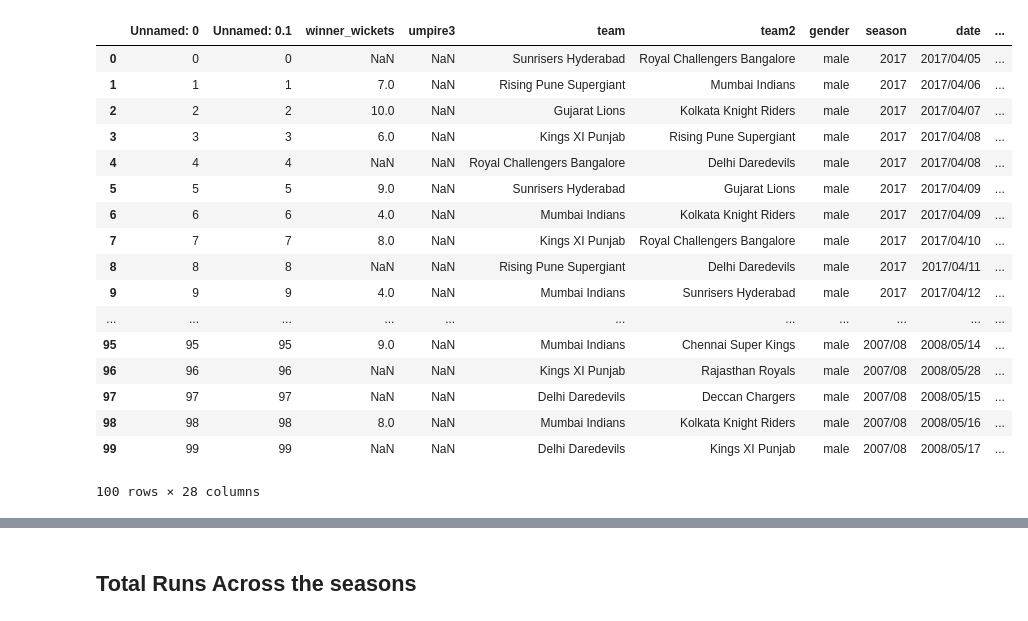
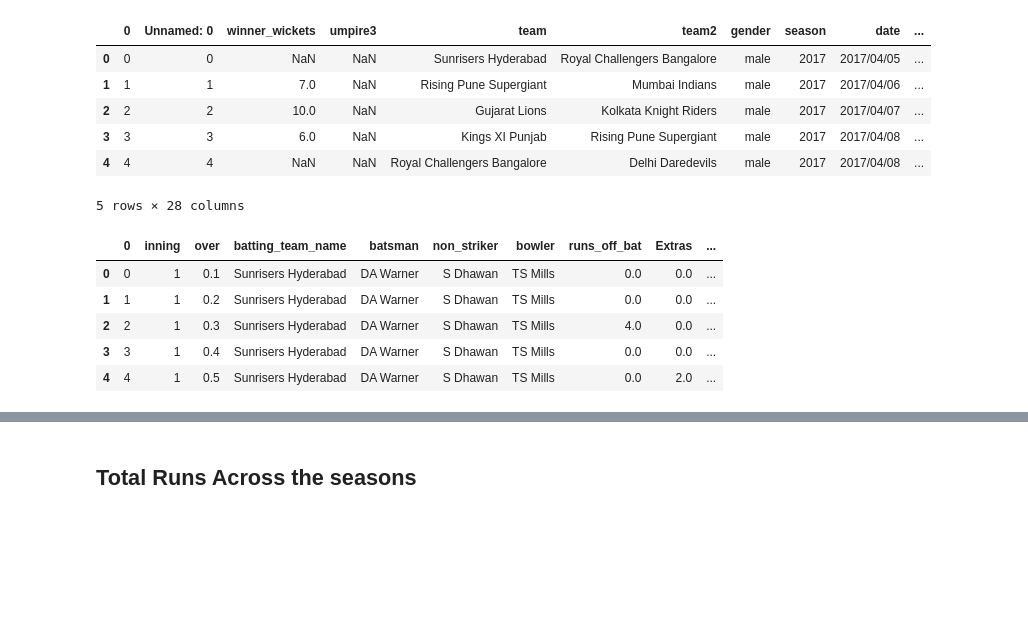
Before and after one commit to devanshb26/IPL-analytics, a Jupyter notebook: In depth analysis.ipynb, the cells around one changed output, grey strips where cells are left out. Saved outputs shown, nothing was run; the diff lists cells and outputs as text; code cells hidden in the pictures; blank space fills up the shorter version.

```diff
--- a/In depth analysis.ipynb
+++ b/In depth analysis.ipynb
@@ -9,0 +7,7 @@ innings = pd.read_csv('innings.csv')
+# %%
+#Connecting to the database named as "fananalytics"
+import pymysql
+pymysql.install_as_MySQLdb()
+# Open database connection
+db = pymysql.connect (host="localhost",port=3306,user="root",\
+                      passwd="",db="fananalytics")
@@ -10,22 +19,28 @@ innings = pd.read_csv('innings.csv')
+# %%
+#loading matches table from mysql to csv format using python
+query = 'select * from matches'
+matches = pd.read_sql_query(query, db)
+matches.to_csv("matches.csv")
+# %%
+# matches = pd.read_csv('matches.csv')
+# innings = pd.read_csv('innings.csv')
+import re
+matches.replace('', np.nan, regex=True,inplace=True)
+innings.replace('', np.nan, regex=True,inplace=True)
+
+innings['runs_off_bat']=innings['runs_off_bat'].astype(float)
+innings['Extras']=innings['Extras'].astype(float)
+
+# matches['runs_off_bat']=matches['runs_off_bat'].astype(float)
+# matches['Extras']=matches['Extras'].astype(float)
 # %%
-matches.head(100)
+matches.head()
 # %% [output]
-|  | Unnamed: 0 | Unnamed: 0.1 | winner_wickets | umpire3 | team | team2 | gender | season | date | ... |
+|  | 0 | Unnamed: 0 | winner_wickets | umpire3 | team | team2 | gender | season | date | ... |
 | 0 | 0 | 0 | NaN | NaN | Sunrisers Hyderabad | Royal Challengers Bangalore | male | 2017 | 2017/04/05 | ... |
 | 1 | 1 | 1 | 7.0 | NaN | Rising Pune Supergiant | Mumbai Indians | male | 2017 | 2017/04/06 | ... |
 | 2 | 2 | 2 | 10.0 | NaN | Gujarat Lions | Kolkata Knight Riders | male | 2017 | 2017/04/07 | ... |
 | 3 | 3 | 3 | 6.0 | NaN | Kings XI Punjab | Rising Pune Supergiant | male | 2017 | 2017/04/08 | ... |
 | 4 | 4 | 4 | NaN | NaN | Royal Challengers Bangalore | Delhi Daredevils | male | 2017 | 2017/04/08 | ... |
-| 5 | 5 | 5 | 9.0 | NaN | Sunrisers Hyderabad | Gujarat Lions | male | 2017 | 2017/04/09 | ... |
-| 6 | 6 | 6 | 4.0 | NaN | Mumbai Indians | Kolkata Knight Riders | male | 2017 | 2017/04/09 | ... |
-| 7 | 7 | 7 | 8.0 | NaN | Kings XI Punjab | Royal Challengers Bangalore | male | 2017 | 2017/04/10 | ... |
-| 8 | 8 | 8 | NaN | NaN | Rising Pune Supergiant | Delhi Daredevils | male | 2017 | 2017/04/11 | ... |
-| 9 | 9 | 9 | 4.0 | NaN | Mumbai Indians | Sunrisers Hyderabad | male | 2017 | 2017/04/12 | ... |
-| ... | ... | ... | ... | ... | ... | ... | ... | ... | ... | ... |
-| 95 | 95 | 95 | 9.0 | NaN | Mumbai Indians | Chennai Super Kings | male | 2007/08 | 2008/05/14 | ... |
-| 96 | 96 | 96 | NaN | NaN | Kings XI Punjab | Rajasthan Royals | male | 2007/08 | 2008/05/28 | ... |
-| 97 | 97 | 97 | NaN | NaN | Delhi Daredevils | Deccan Chargers | male | 2007/08 | 2008/05/15 | ... |
-| 98 | 98 | 98 | 8.0 | NaN | Mumbai Indians | Kolkata Knight Riders | male | 2007/08 | 2008/05/16 | ... |
-| 99 | 99 | 99 | NaN | NaN | Delhi Daredevils | Kings XI Punjab | male | 2007/08 | 2008/05/17 | ... |
-100 rows × 28 columns
+5 rows × 28 columns
 # %%
@@ -33 +48,10 @@ matches.drop(['Unnamed: 0','Unnamed: 0.1'],axis=1,inplace=True)
+# %%
+innings.head()
+# %% [output]
+|  | 0 | inning | over | batting_team_name | batsman | non_striker | bowler | runs_off_bat | Extras | ... |
+| 0 | 0 | 1 | 0.1 | Sunrisers Hyderabad | DA Warner | S Dhawan | TS Mills | 0.0 | 0.0 | ... |
+| 1 | 1 | 1 | 0.2 | Sunrisers Hyderabad | DA Warner | S Dhawan | TS Mills | 0.0 | 0.0 | ... |
+| 2 | 2 | 1 | 0.3 | Sunrisers Hyderabad | DA Warner | S Dhawan | TS Mills | 4.0 | 0.0 | ... |
+| 3 | 3 | 1 | 0.4 | Sunrisers Hyderabad | DA Warner | S Dhawan | TS Mills | 0.0 | 0.0 | ... |
+| 4 | 4 | 1 | 0.5 | Sunrisers Hyderabad | DA Warner | S Dhawan | TS Mills | 0.0 | 2.0 | ... |
 # %%
```
Also changed, not shown: parts of 14 cells of this notebook.
